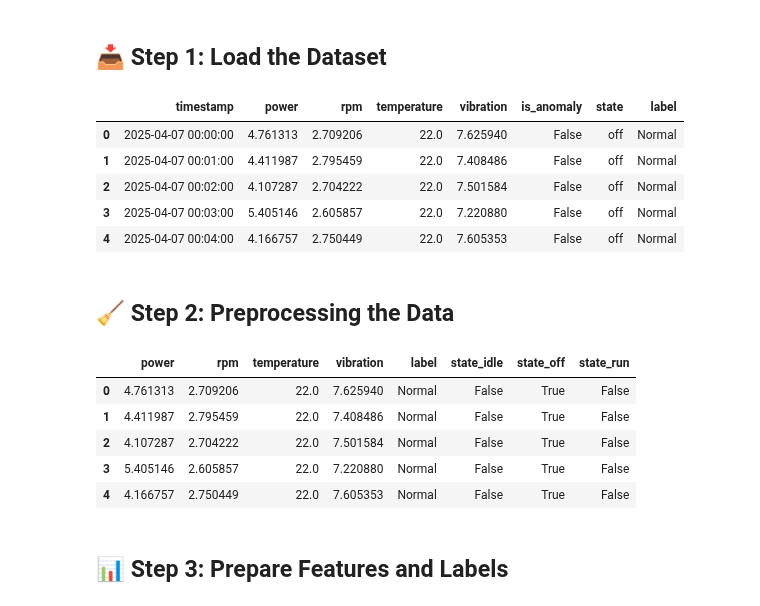
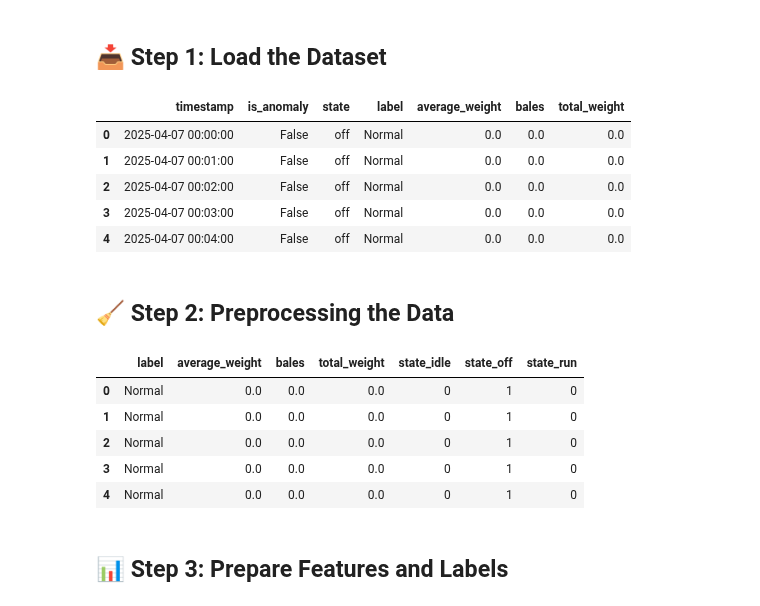
Before and after one commit to advancedbmt/anomaly-detection, a Jupyter notebook: test_cases/train_incident_classifier.ipynb, the cells around one changed output. Drawn from its saved outputs; the diff is of its cells as text; code cells hidden in the pictures.

```diff
--- a/test_cases/train_incident_classifier.ipynb
+++ b/test_cases/train_incident_classifier.ipynb
@@ -6,17 +6,17 @@ This notebook trains a Random Forest model on the reshaped multi-sensor dataset
 # %%
 import pandas as pd
 
 # Load the reshaped and labeled dataset
-file_path = "../test_csv\motor_monitor_0_reshaped.csv"  # Adjust path if needed
+file_path = "../src/devices_data/bale_counter_0_unified.csv"  # Adjust path if needed
 df = pd.read_csv(file_path)
 df.head()
 # %% [output]
-|  | timestamp | power | rpm | temperature | vibration | is_anomaly | state | label |
-| 0 | 2025-04-07 00:00:00 | 4.761313 | 2.709206 | 22.0 | 7.625940 | False | off | Normal |
-| 1 | 2025-04-07 00:01:00 | 4.411987 | 2.795459 | 22.0 | 7.408486 | False | off | Normal |
-| 2 | 2025-04-07 00:02:00 | 4.107287 | 2.704222 | 22.0 | 7.501584 | False | off | Normal |
-| 3 | 2025-04-07 00:03:00 | 5.405146 | 2.605857 | 22.0 | 7.220880 | False | off | Normal |
-| 4 | 2025-04-07 00:04:00 | 4.166757 | 2.750449 | 22.0 | 7.605353 | False | off | Normal |
+|  | timestamp | is_anomaly | state | label | average_weight | bales | total_weight |
+| 0 | 2025-04-07 00:00:00 | False | off | Normal | 0.0 | 0.0 | 0.0 |
+| 1 | 2025-04-07 00:01:00 | False | off | Normal | 0.0 | 0.0 | 0.0 |
+| 2 | 2025-04-07 00:02:00 | False | off | Normal | 0.0 | 0.0 | 0.0 |
+| 3 | 2025-04-07 00:03:00 | False | off | Normal | 0.0 | 0.0 | 0.0 |
+| 4 | 2025-04-07 00:04:00 | False | off | Normal | 0.0 | 0.0 | 0.0 |
 # %% [markdown]
 ## 🧹 Step 2: Preprocessing the Data
 # %%
@@ -27,12 +27,12 @@ df = df.drop(columns=["timestamp", "is_anomaly"])
 df = pd.get_dummies(df, columns=["state"])
 df.head()
 # %% [output]
-|  | power | rpm | temperature | vibration | label | state_idle | state_off | state_run |
-| 0 | 4.761313 | 2.709206 | 22.0 | 7.625940 | Normal | False | True | False |
-| 1 | 4.411987 | 2.795459 | 22.0 | 7.408486 | Normal | False | True | False |
-| 2 | 4.107287 | 2.704222 | 22.0 | 7.501584 | Normal | False | True | False |
-| 3 | 5.405146 | 2.605857 | 22.0 | 7.220880 | Normal | False | True | False |
-| 4 | 4.166757 | 2.750449 | 22.0 | 7.605353 | Normal | False | True | False |
+|  | label | average_weight | bales | total_weight | state_idle | state_off | state_run |
+| 0 | Normal | 0.0 | 0.0 | 0.0 | 0 | 1 | 0 |
+| 1 | Normal | 0.0 | 0.0 | 0.0 | 0 | 1 | 0 |
+| 2 | Normal | 0.0 | 0.0 | 0.0 | 0 | 1 | 0 |
+| 3 | Normal | 0.0 | 0.0 | 0.0 | 0 | 1 | 0 |
+| 4 | Normal | 0.0 | 0.0 | 0.0 | 0 | 1 | 0 |
 # %% [markdown]
 ## 📊 Step 3: Prepare Features and Labels
 # %%
```
Also changed, not shown: parts of 3 cells of this notebook, 24 other files.
